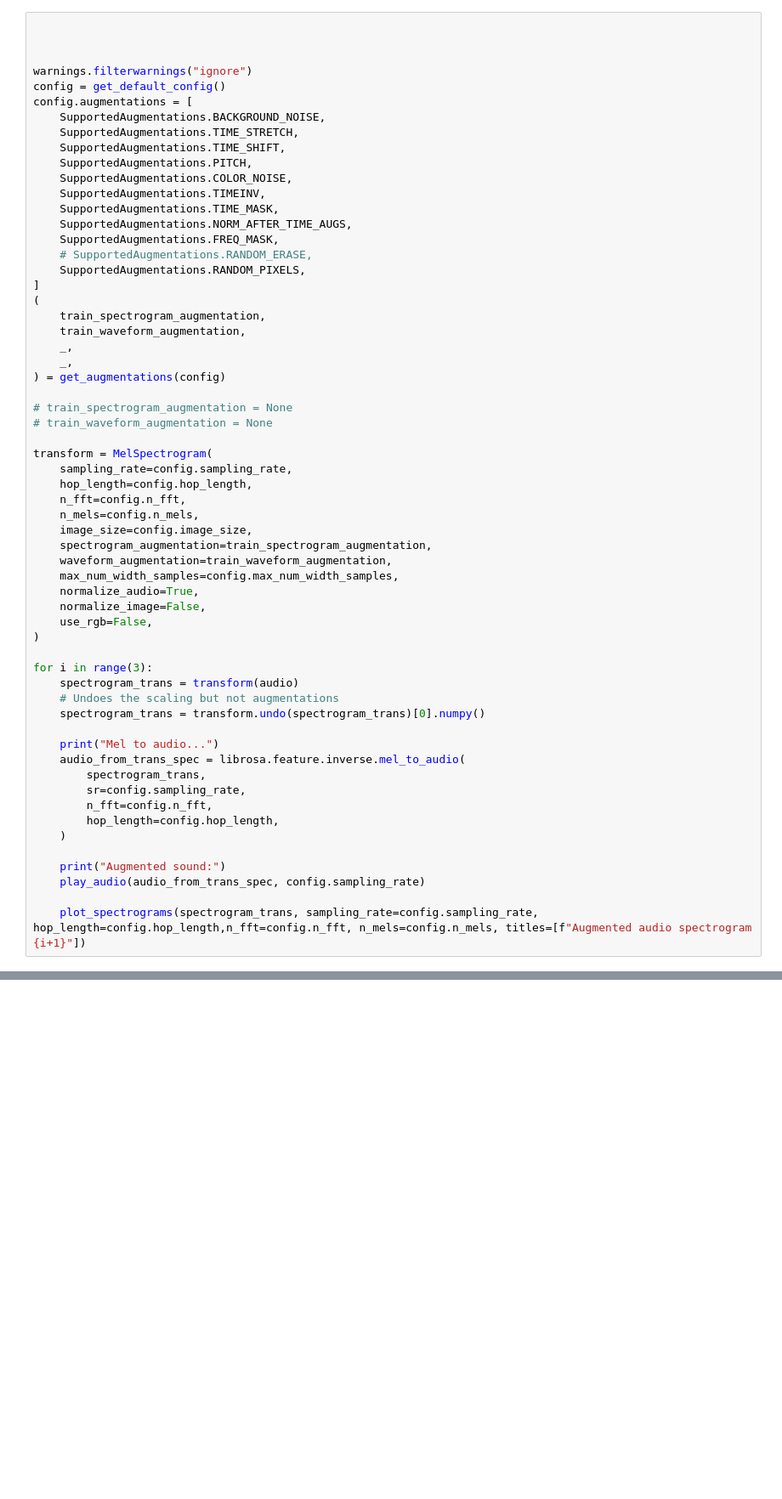
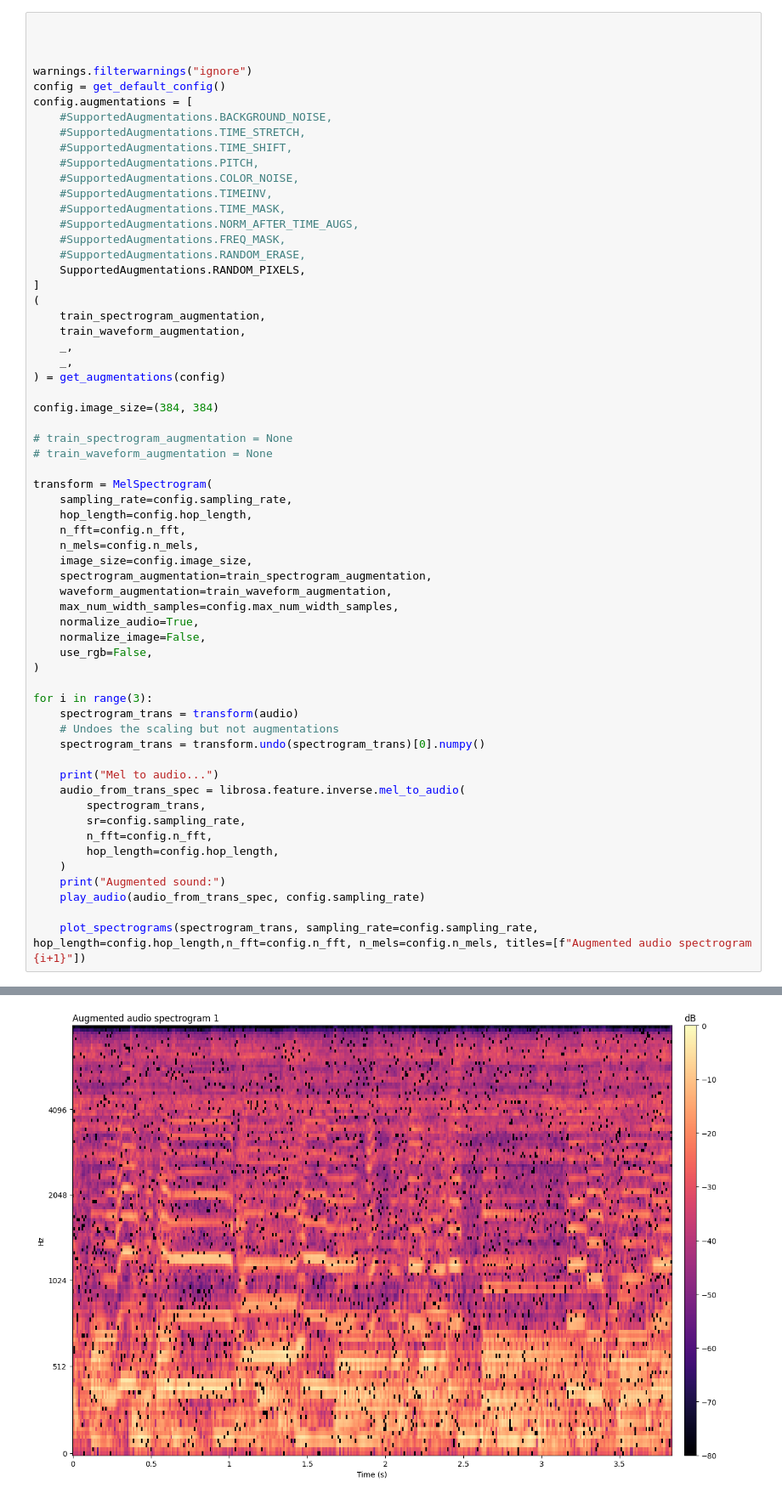
Before and after one commit to ciglenecki/lumen-audio, a Jupyter notebook: src/notebooks/show_augmentations.ipynb, the cells around one changed output, grey strips where cells are left out. Shown at 85% size. Cells and saved outputs as stored; diff of their text form; blank space fills up the shorter version.

```diff
--- a/src/notebooks/show_augmentations.ipynb
+++ b/src/notebooks/show_augmentations.ipynb
@@ -67,16 +76,16 @@ plot_spectrograms(spec_original, sampling_rate=config.sampling_rate, hop_length=
 warnings.filterwarnings("ignore")
 config = get_default_config()
 config.augmentations = [
-    SupportedAugmentations.BACKGROUND_NOISE,
-    SupportedAugmentations.TIME_STRETCH,
-    SupportedAugmentations.TIME_SHIFT,
-    SupportedAugmentations.PITCH,
-    SupportedAugmentations.COLOR_NOISE,
-    SupportedAugmentations.TIMEINV,
-    SupportedAugmentations.TIME_MASK,
-    SupportedAugmentations.NORM_AFTER_TIME_AUGS,
-    SupportedAugmentations.FREQ_MASK,
-    # SupportedAugmentations.RANDOM_ERASE,
+    #SupportedAugmentations.BACKGROUND_NOISE,
+    #SupportedAugmentations.TIME_STRETCH,
+    #SupportedAugmentations.TIME_SHIFT,
+    #SupportedAugmentations.PITCH,
+    #SupportedAugmentations.COLOR_NOISE,
+    #SupportedAugmentations.TIMEINV,
+    #SupportedAugmentations.TIME_MASK,
+    #SupportedAugmentations.NORM_AFTER_TIME_AUGS,
+    #SupportedAugmentations.FREQ_MASK,
+    #SupportedAugmentations.RANDOM_ERASE,
     SupportedAugmentations.RANDOM_PIXELS,
 ]
 (
@@ -85,6 +94,8 @@ config.augmentations = [
     _,
     _,
 ) = get_augmentations(config)
+
+config.image_size=(384, 384)
 
 # train_spectrogram_augmentation = None
 # train_waveform_augmentation = None
@@ -115,8 +126,8 @@ for i in range(3):
         n_fft=config.n_fft,
         hop_length=config.hop_length,
     )
-
     print("Augmented sound:")
     play_audio(audio_from_trans_spec, config.sampling_rate)
 
     plot_spectrograms(spectrogram_trans, sampling_rate=config.sampling_rate, hop_length=config.hop_length,n_fft=config.n_fft, n_mels=config.n_mels, titles=[f"Augmented audio spectrogram {i+1}"])
+# %% [output]
@@ -122,0 +137 @@ for i in range(3):
+[figure, added]
```
Also changed, not shown: parts of 3 cells of this notebook, 4 other files.
